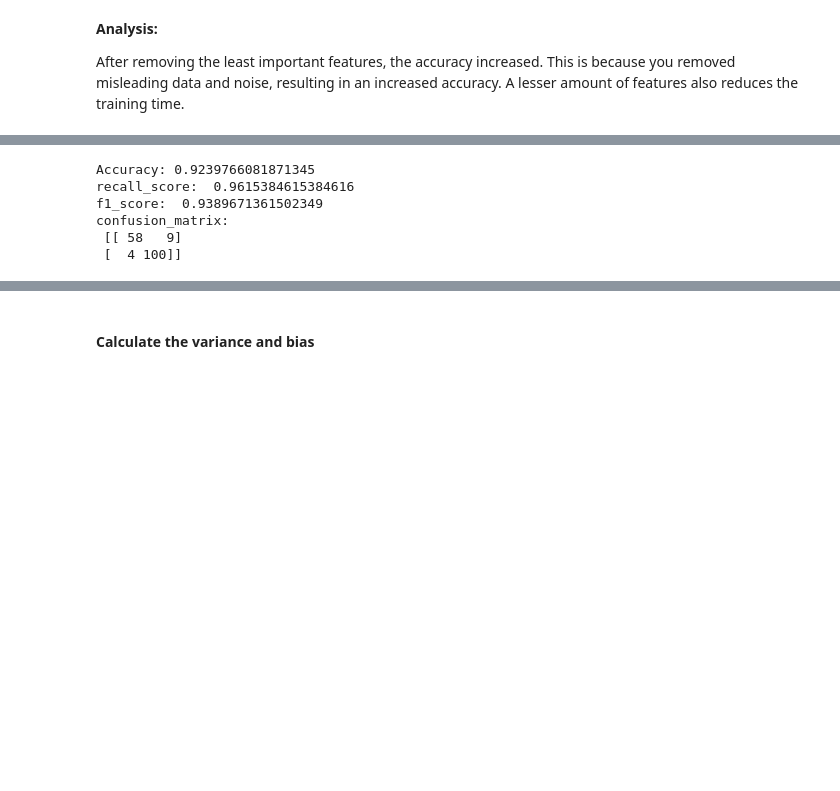
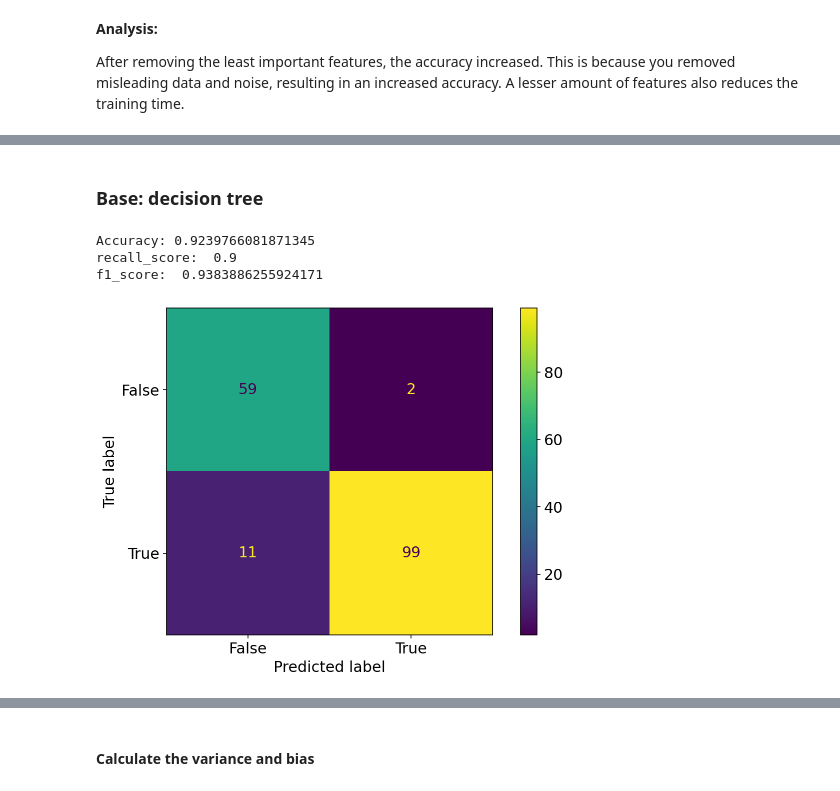
Before and after one commit to xxxxxxxxxie/509_Project, a Jupyter notebook: 509_project.ipynb, the cells around one changed output, grey strips where cells are left out. Saved outputs shown, nothing was run; the diff lists cells and outputs as text; code cells hidden in the pictures; blank space fills up the shorter version.

```diff
--- a/509_project.ipynb
+++ b/509_project.ipynb
@@ -742,23 +738,30 @@ After removing the least important features, the accuracy increased. This is bec
+# %% [markdown]
+### Base: decision tree
 # %%
 # Train model
 abc = AdaBoostClassifier(n_estimators=50, learning_rate=1)
 
 # Fit model
-abc_model = abc.fit(X_train, y_train)
+abc_model = abc.fit(X_train1, y_train1)
 
 # Predict on test set
-abc_pred = abc_model.predict(X_test)
+abc_pred = abc_model.predict(X_test1)
 
 # Evaluation
-print("Accuracy:",metrics.accuracy_score(y_test, abc_pred))
-print("recall_score: ", recall_score(y_test, abc_pred))
-print("f1_score: ", f1_score(y_test, abc_pred))
-print("confusion_matrix:\n",
-              confusion_matrix(y_test, abc_pred))
+print("Accuracy:",metrics.accuracy_score(y_test1, abc_pred))
+print("recall_score: ", recall_score(y_test1, abc_pred))
+print("f1_score: ", f1_score(y_test1, abc_pred))
+# print("confusion_matrix:\n",
+#               confusion_matrix(y_test1, abc_pred))
+
+confusion_matrix = metrics.confusion_matrix(y_test1, abc_pred)
+
+cm_display = metrics.ConfusionMatrixDisplay(confusion_matrix = confusion_matrix, display_labels = [False, True])
+
+cm_display.plot()
+plt.show()
 # %% [output]
 Accuracy: 0.9239766081871345
-recall_score:  0.9615384615384616
-f1_score:  0.9389671361502349
-confusion_matrix:
- [[ 58   9]
- [  4 100]]
+recall_score:  0.9
+f1_score:  0.9383886255924171
+[figure, added]
```
Also changed, not shown: parts of 18 cells of this notebook.
